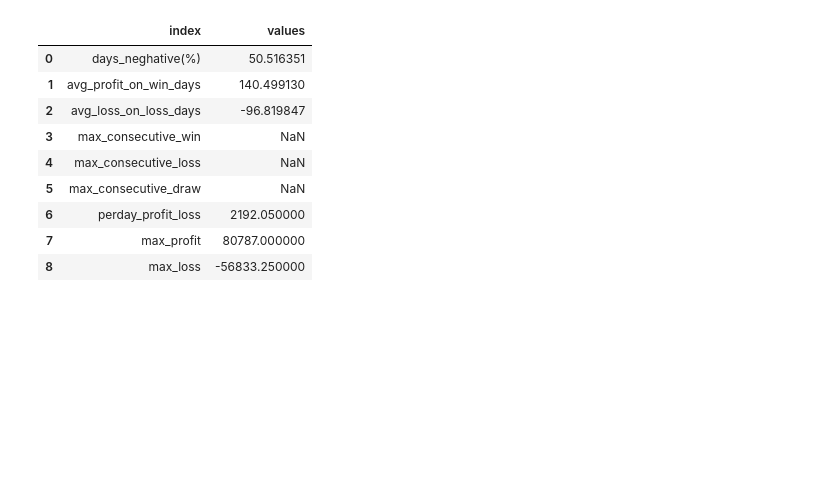
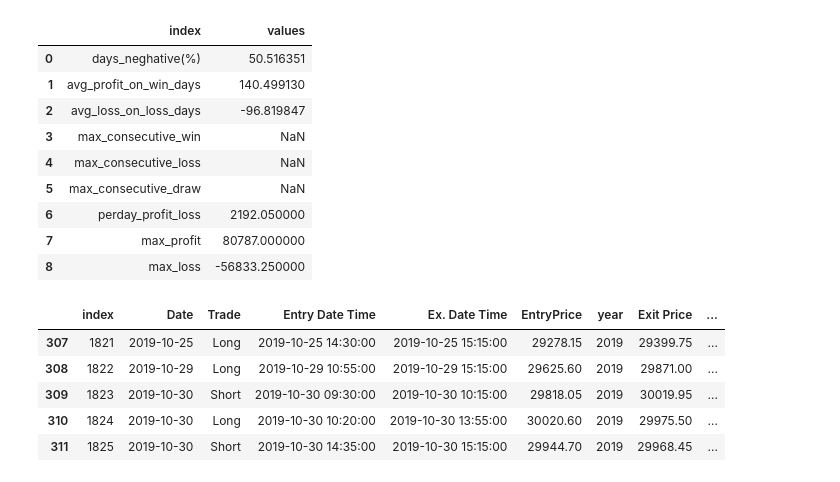
Before and after one commit to vamsikrishna00466/stocks-data-preprocessing, a Jupyter notebook: val1.ipynb, the cells around one changed output. Drawn from its saved outputs; the diff is of its cells as text; code cells hidden in the pictures; blank space fills up the shorter version.

```diff
--- a/val1.ipynb
+++ b/val1.ipynb
@@ -466,3 +466,12 @@ df3
 | 6 | perday_profit_loss | 2192.050000 |
 | 7 | max_profit | 80787.000000 |
 | 8 | max_loss | -56833.250000 |
+# %%
+df.tail()
+# %% [output]
+|  | index | Date | Trade | Entry Date Time | Ex. Date Time | EntryPrice | year | Exit Price | ... |
+| 307 | 1821 | 2019-10-25 | Long | 2019-10-25 14:30:00 | 2019-10-25 15:15:00 | 29278.15 | 2019 | 29399.75 | ... |
+| 308 | 1822 | 2019-10-29 | Long | 2019-10-29 10:55:00 | 2019-10-29 15:15:00 | 29625.60 | 2019 | 29871.00 | ... |
+| 309 | 1823 | 2019-10-30 | Short | 2019-10-30 09:30:00 | 2019-10-30 10:15:00 | 29818.05 | 2019 | 30019.95 | ... |
+| 310 | 1824 | 2019-10-30 | Long | 2019-10-30 10:20:00 | 2019-10-30 13:55:00 | 30020.60 | 2019 | 29975.50 | ... |
+| 311 | 1825 | 2019-10-30 | Short | 2019-10-30 14:35:00 | 2019-10-30 15:15:00 | 29944.70 | 2019 | 29968.45 | ... |
```
